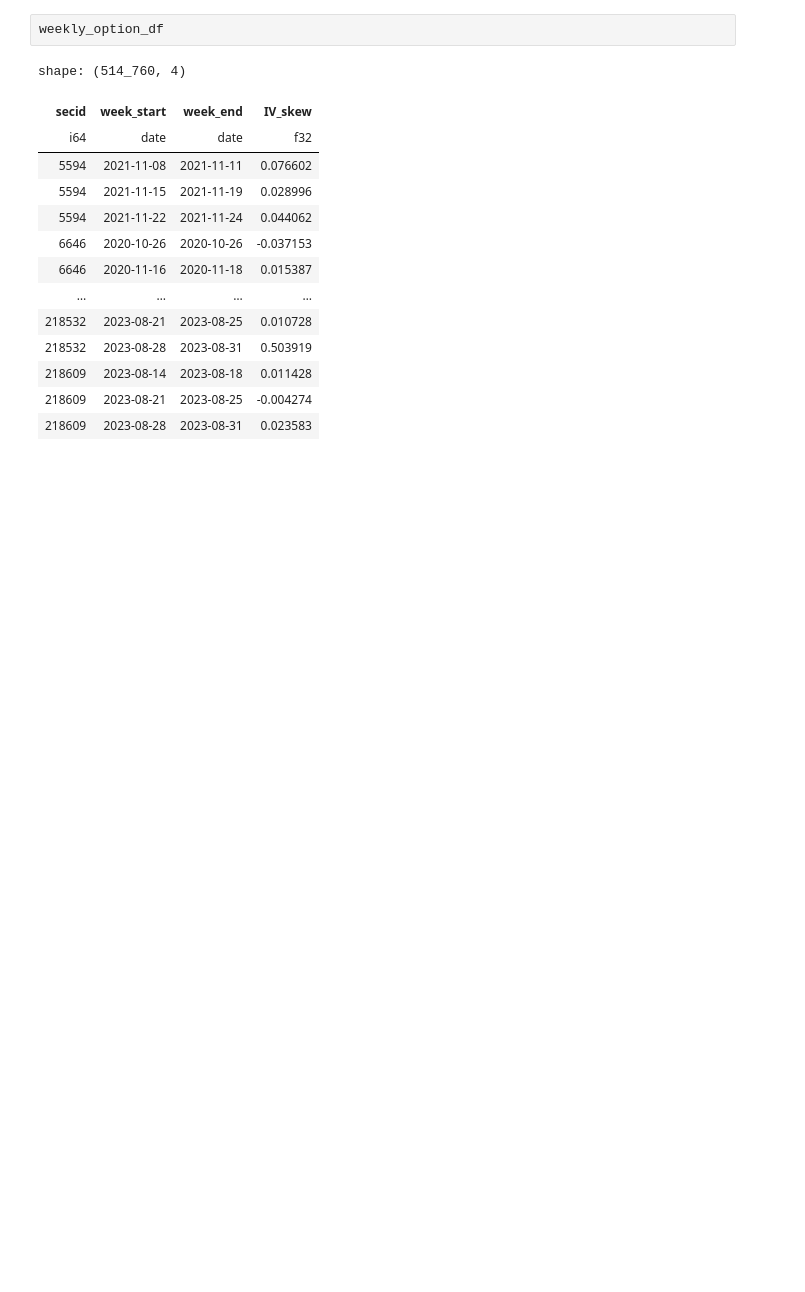
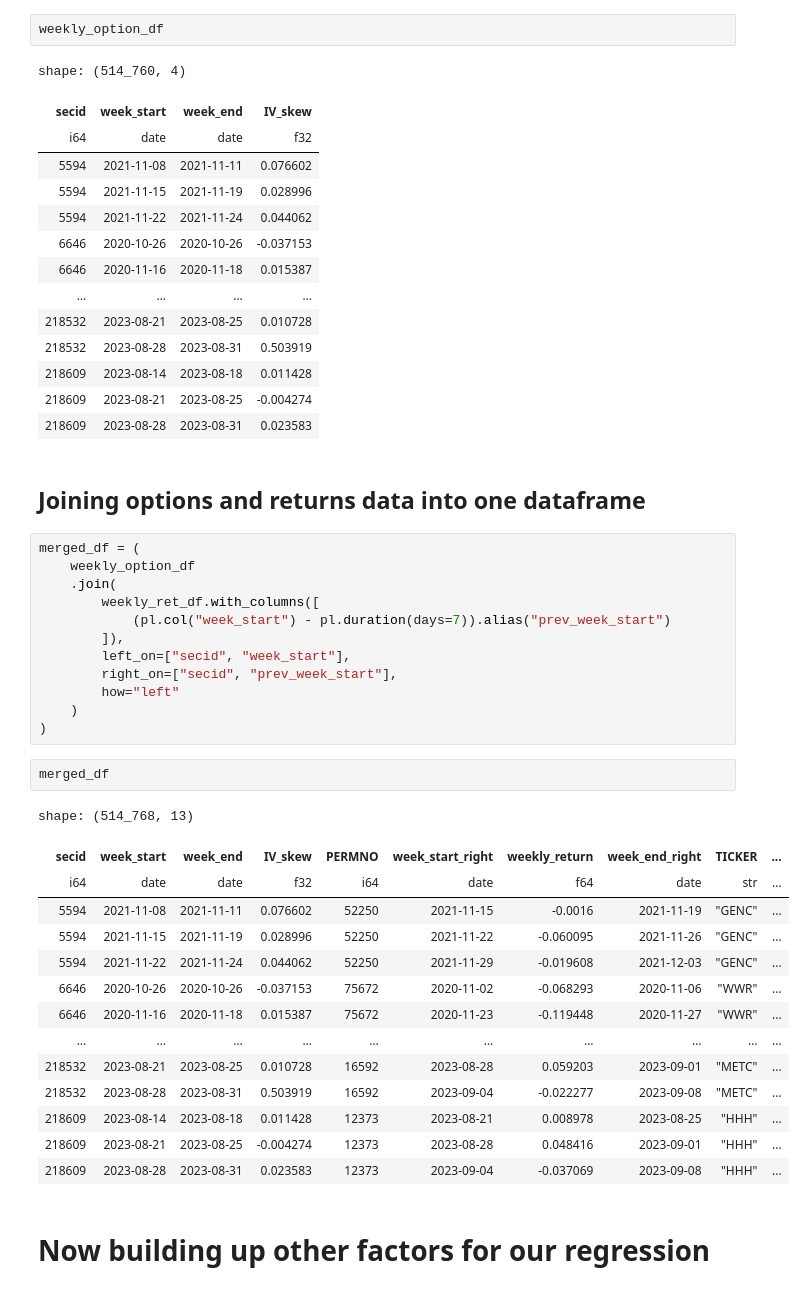
Before and after one commit to Nikhilesh-B/saturate_the_hypersphere, a Jupyter notebook: smile_smirks/analysis.ipynb, the cells around one changed output. Cells and saved outputs as stored; diff of their text form; blank space fills up the shorter version.

```diff
--- a/smile_smirks/analysis.ipynb
+++ b/smile_smirks/analysis.ipynb
@@ -255,3 +325,36 @@ shape: (514_760, 4)
 | 218609 | 2023-08-14 | 2023-08-18 | 0.011428 |
 | 218609 | 2023-08-21 | 2023-08-25 | -0.004274 |
 | 218609 | 2023-08-28 | 2023-08-31 | 0.023583 |
+# %% [markdown]
+## Joining options and returns data into one dataframe
+# %%
+merged_df = (
+    weekly_option_df
+    .join(
+        weekly_ret_df.with_columns([
+            (pl.col("week_start") - pl.duration(days=7)).alias("prev_week_start")
+        ]),
+        left_on=["secid", "week_start"],
+        right_on=["secid", "prev_week_start"],
+        how="left"
+    )
+)
+# %%
+merged_df
+# %% [output]
+shape: (514_768, 13)
+| secid | week_start | week_end | IV_skew | PERMNO | week_start_right | weekly_return | week_end_right | TICKER | ... |
+| i64 | date | date | f32 | i64 | date | f64 | date | str | ... |
+| 5594 | 2021-11-08 | 2021-11-11 | 0.076602 | 52250 | 2021-11-15 | -0.0016 | 2021-11-19 | "GENC" | ... |
+| 5594 | 2021-11-15 | 2021-11-19 | 0.028996 | 52250 | 2021-11-22 | -0.060095 | 2021-11-26 | "GENC" | ... |
+| 5594 | 2021-11-22 | 2021-11-24 | 0.044062 | 52250 | 2021-11-29 | -0.019608 | 2021-12-03 | "GENC" | ... |
+| 6646 | 2020-10-26 | 2020-10-26 | -0.037153 | 75672 | 2020-11-02 | -0.068293 | 2020-11-06 | "WWR" | ... |
+| 6646 | 2020-11-16 | 2020-11-18 | 0.015387 | 75672 | 2020-11-23 | -0.119448 | 2020-11-27 | "WWR" | ... |
+| … | … | … | … | … | … | … | … | … | ... |
+| 218532 | 2023-08-21 | 2023-08-25 | 0.010728 | 16592 | 2023-08-28 | 0.059203 | 2023-09-01 | "METC" | ... |
+| 218532 | 2023-08-28 | 2023-08-31 | 0.503919 | 16592 | 2023-09-04 | -0.022277 | 2023-09-08 | "METC" | ... |
+| 218609 | 2023-08-14 | 2023-08-18 | 0.011428 | 12373 | 2023-08-21 | 0.008978 | 2023-08-25 | "HHH" | ... |
+| 218609 | 2023-08-21 | 2023-08-25 | -0.004274 | 12373 | 2023-08-28 | 0.048416 | 2023-09-01 | "HHH" | ... |
+| 218609 | 2023-08-28 | 2023-08-31 | 0.023583 | 12373 | 2023-09-04 | -0.037069 | 2023-09-08 | "HHH" | ... |
+# %% [markdown]
+# Now building up other factors for our regression
```
Also changed, not shown: parts of 32 cells of this notebook, 1 other file.
